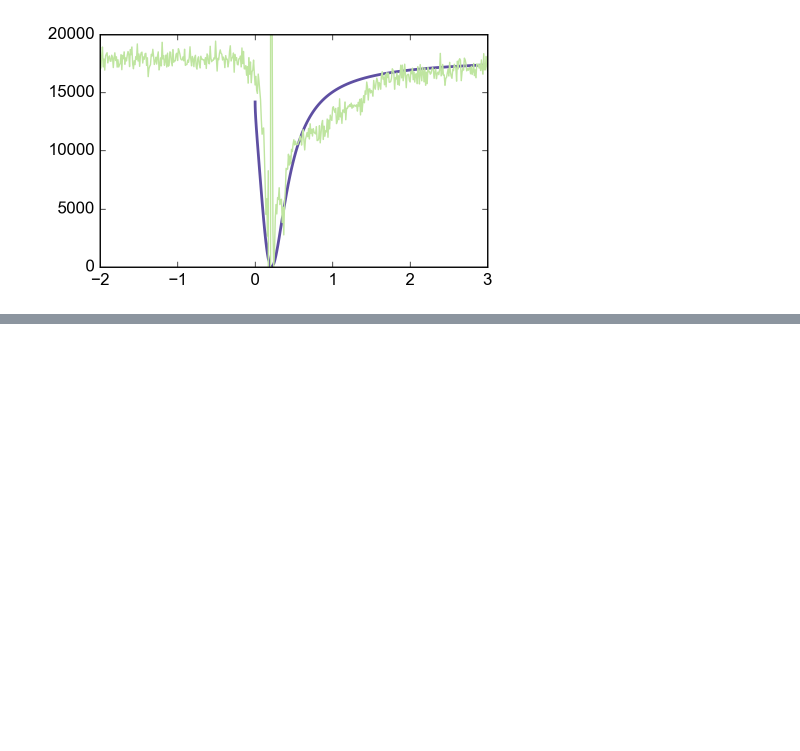
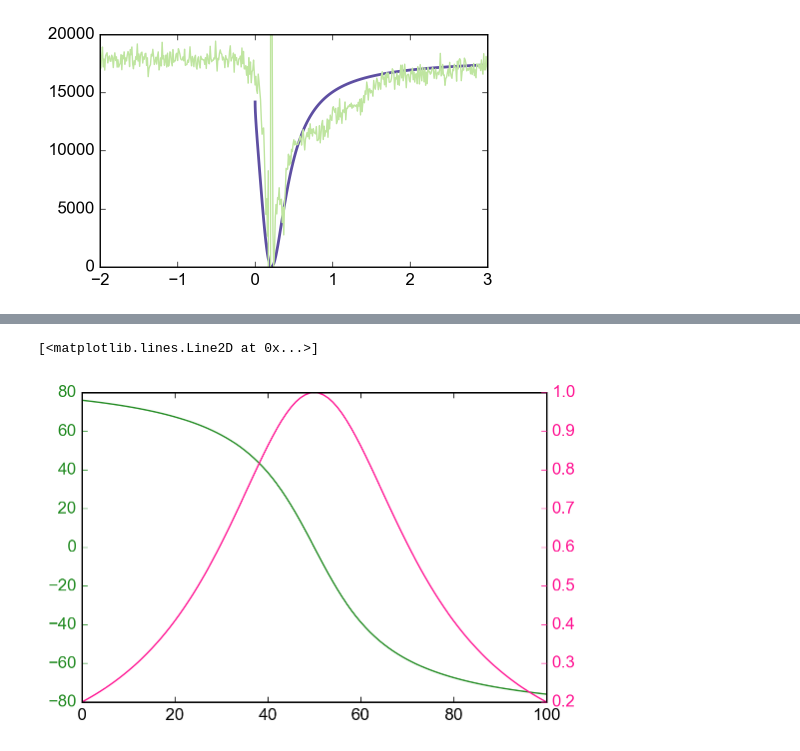
Before and after one commit to gkoolstra/ipython-notebooks, a Jupyter notebook: 20170609 - Q vs voltage explained.ipynb, the cells around one changed output, grey strips where cells are left out. Saved outputs shown, nothing was run; the diff lists cells and outputs as text; code cells hidden in the pictures; blank space fills up the shorter version.

```diff
--- a/20170609 - Q vs voltage explained.ipynb
+++ b/20170609 - Q vs voltage explained.ipynb
@@ -211,0 +261,26 @@ plt.xlim(-2, 3)
+# %%
+from Common import kfit
+f00 = 6.40E9
+Q0 = 10E3
+kappa = f0/Q0
+f0s = np.linspace(f00-2*kappa, f00+2*kappa, 101).tolist()
+
+def g(x, *p):
+    return np.arctan(2*(x-p[2])/p[3]) * 180/np.pi
+
+S21 = list()
+Arg = list()
+for f0 in f0s:
+    p = [0, 1, f0, kappa]
+    S21.append(kfit.lorfunc(f00, *p))
+    Arg.append(g(f00, *p))
+
+plt.figure()
+color1 = 'forestgreen'
+color2 = 'deeppink'
+ax1, ax2 = common.setup_twinax(color1=color1, color2=color2)
+ax1.plot(Arg, color = color1)
+ax2.plot(S21, color = color2)
+# %% [output]
+[<matplotlib.lines.Line2D at 0x...>]
+[figure, added]
```
Also changed, not shown: parts of 3 cells of this notebook, 9 other files.
